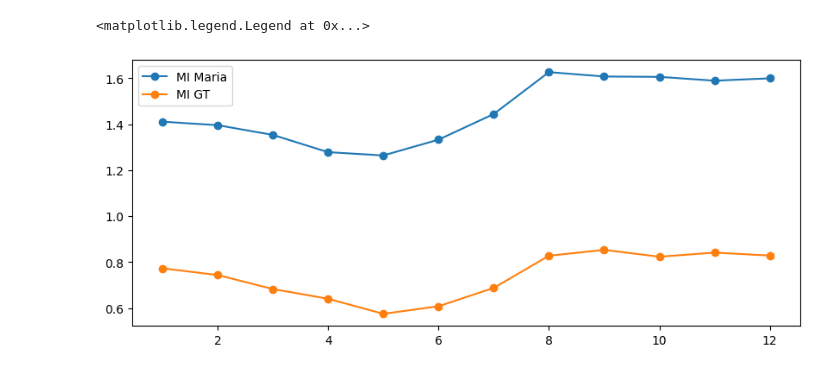
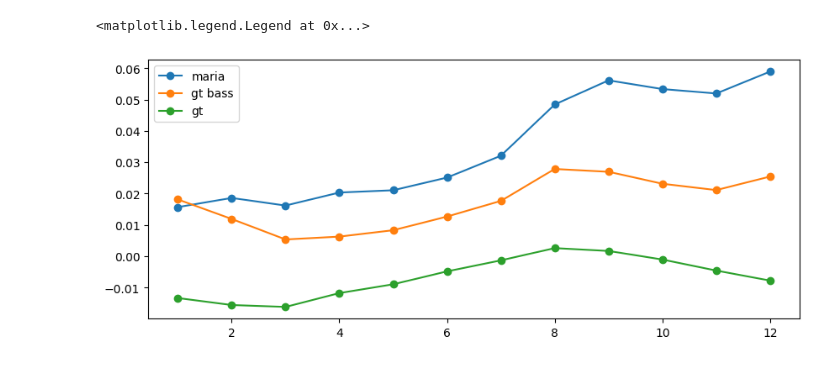
Before and after one commit to BSCCNS/Applio_LS, a Jupyter notebook: develop_nb/layer_analysis.ipynb, the cells around one changed output. Drawn from its saved outputs; the diff is of its cells as text; code cells hidden in the pictures.

```diff
--- a/develop_nb/layer_analysis.ipynb
+++ b/develop_nb/layer_analysis.ipynb
@@ -29,13 +32,14 @@ for i, p in enumerate(paths):
-# %%
-plt.figure(figsize=(10,4))
-
-#plt.plot(df_metrics2['layer'], df_metrics2['sil'], '-o', label = 'silhouette Maria')
-plt.plot(df_metrics2['layer'], df_metrics2['mi'], '-o', label = 'MI Maria')
-
-#plt.plot(df_metrics3['layer'], df_metrics3['sil'], '-o', label = 'silhouette GT')
-plt.plot(df_metrics3['layer'], df_metrics3['mi'], '-o', label = 'MI GT')
-
-plt.legend()
-# %% [output]
-<matplotlib.legend.Legend at 0x...>
-[figure, removed]
+# %%
+plt.figure(figsize=(10,4))
+
+for exp in experiments_dict.keys():
+
+    path = f'{root}/{experiments_dict[exp]}/metric_layers.csv'
+    df = pd.read_csv(path, index_col=0)
+
+    plt.plot(df['layer'], df['sil'], '-o', label = exp)
+
+plt.legend()
+# %% [output]
+<matplotlib.legend.Legend at 0x...>
+[figure, added]
```
Also changed, not shown: parts of 2 cells of this notebook, 3 other files.
